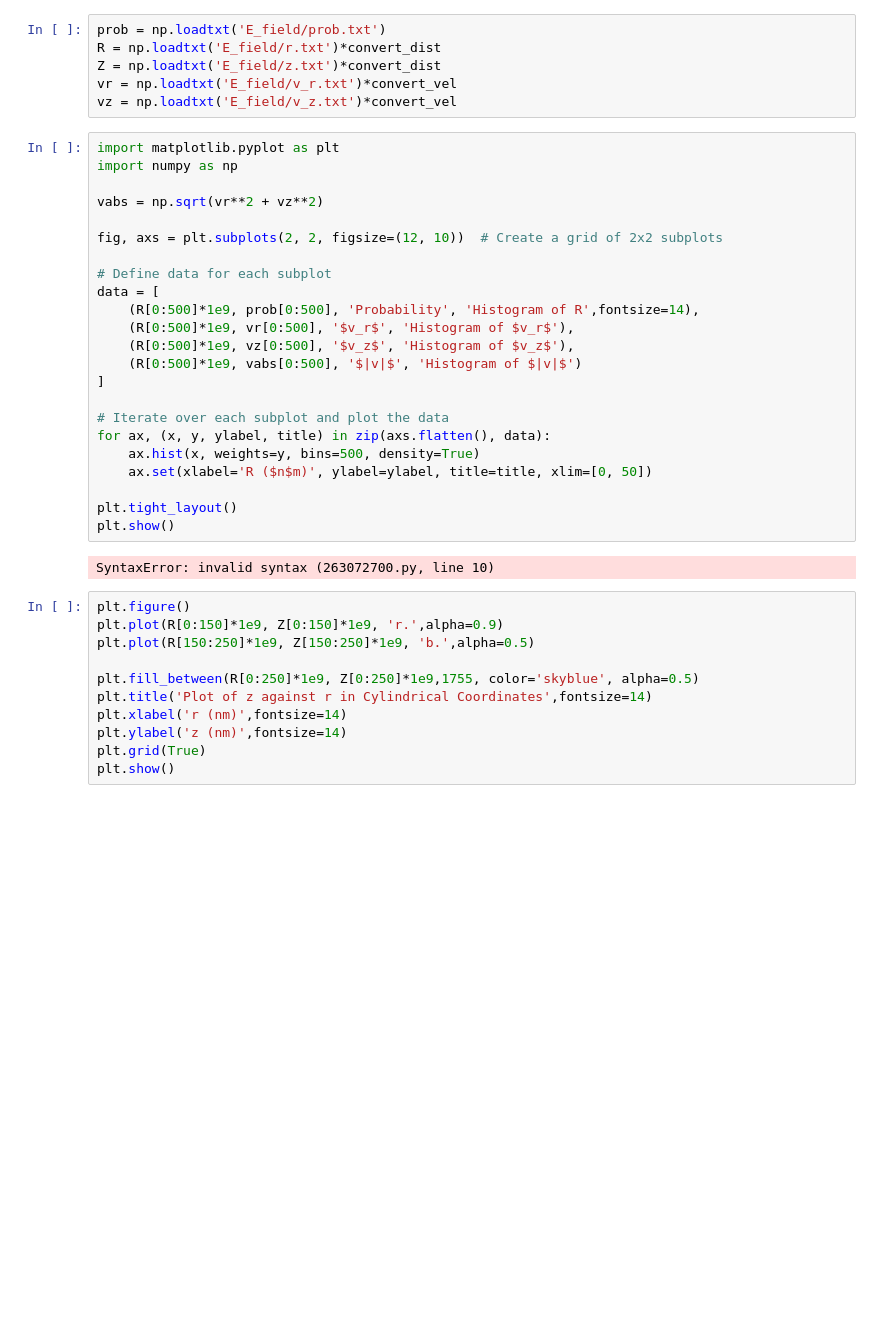
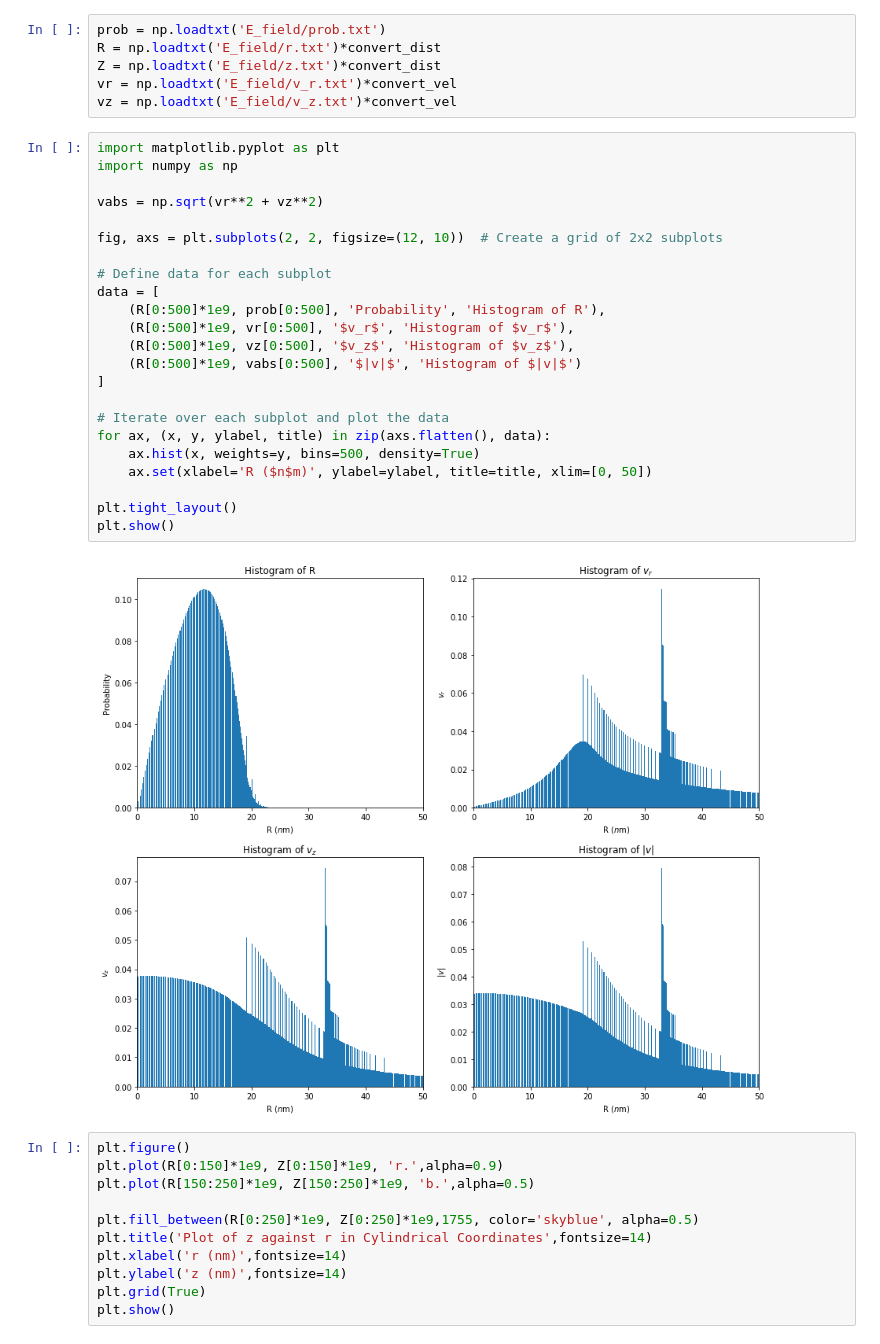
Before and after one commit to Rafid-Ben/Electrospray_DF_Py, a Jupyter notebook: efield.ipynb, the cells around one changed output. Cells and saved outputs as stored; diff of their text form; blank space fills up the shorter version.

```diff
--- a/efield.ipynb
+++ b/efield.ipynb
@@ -69,28 +69,28 @@ vz = np.loadtxt('E_field/v_z.txt')*convert_vel
 # %%
 import matplotlib.pyplot as plt
 import numpy as np
 
 vabs = np.sqrt(vr**2 + vz**2)
 
 fig, axs = plt.subplots(2, 2, figsize=(12, 10))  # Create a grid of 2x2 subplots
 
 # Define data for each subplot
 data = [
-    (R[0:500]*1e9, prob[0:500], 'Probability', 'Histogram of R',fontsize=14),
+    (R[0:500]*1e9, prob[0:500], 'Probability', 'Histogram of R'),
     (R[0:500]*1e9, vr[0:500], '$v_r$', 'Histogram of $v_r$'),
     (R[0:500]*1e9, vz[0:500], '$v_z$', 'Histogram of $v_z$'),
     (R[0:500]*1e9, vabs[0:500], '$|v|$', 'Histogram of $|v|$')
 ]
 
 # Iterate over each subplot and plot the data
 for ax, (x, y, ylabel, title) in zip(axs.flatten(), data):
     ax.hist(x, weights=y, bins=500, density=True)
     ax.set(xlabel='R ($n$m)', ylabel=ylabel, title=title, xlim=[0, 50])
 
 plt.tight_layout()
 plt.show()
 # %% [output]
-SyntaxError: invalid syntax (263072700.py, line 10)
+[figure, added]
 # %%
 plt.figure()
 plt.plot(R[0:150]*1e9, Z[0:150]*1e9, 'r.',alpha=0.9)
```
Also changed, not shown: 2 other files.
